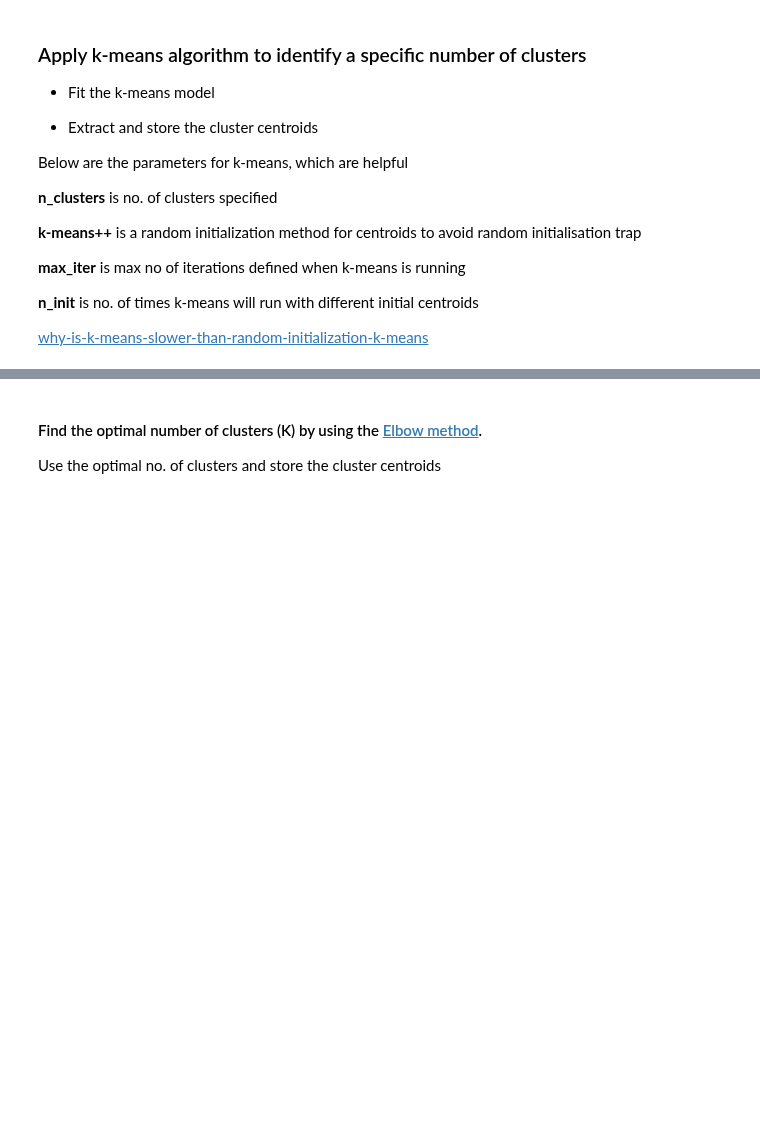
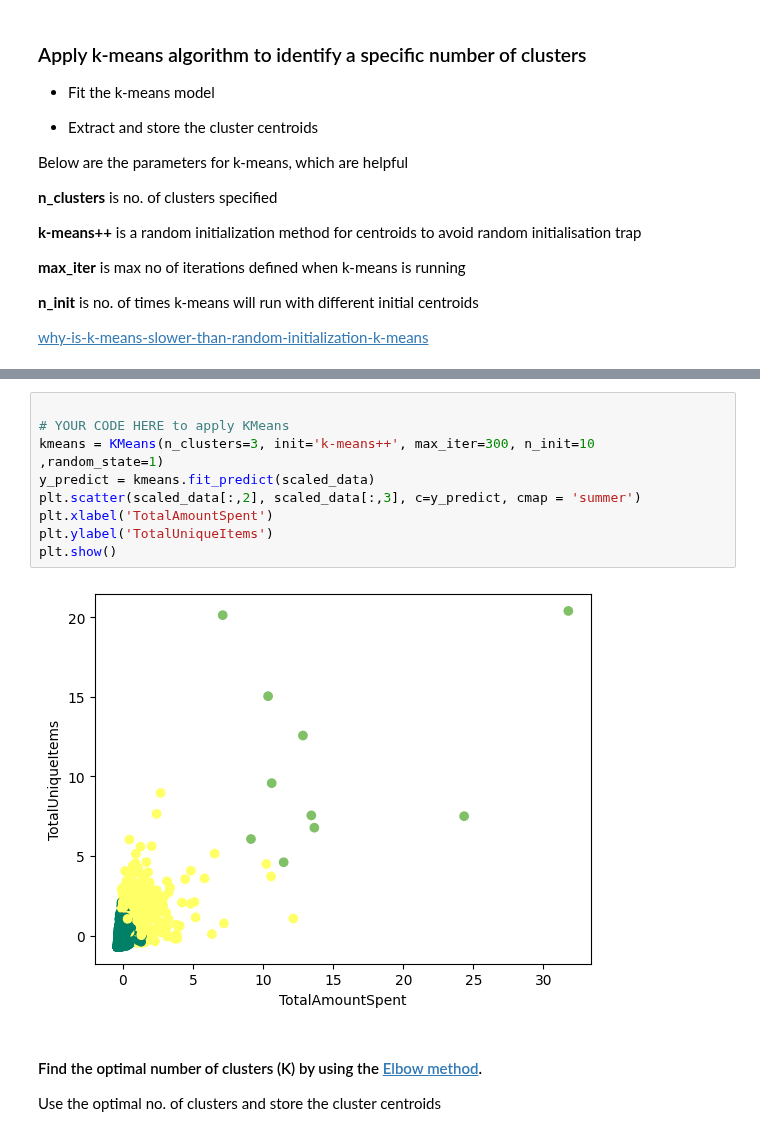
Before and after one commit to rajiv-ranjan/cds-mini-projects, a Jupyter notebook: M2_NB_MiniProject_5_Customer_Segmentation_Kmeans.ipynb, the cells around one changed output, grey strips where cells are left out. Drawn from its saved outputs; the diff is of its cells as text; blank space fills up the shorter version.

```diff
--- a/M2_NB_MiniProject_5_Customer_Segmentation_Kmeans.ipynb
+++ b/M2_NB_MiniProject_5_Customer_Segmentation_Kmeans.ipynb
@@ -392,3 +480,14 @@ Below are the parameters for k-means, which are helpful
+# %%
+
+# YOUR CODE HERE to apply KMeans
+kmeans = KMeans(n_clusters=3, init='k-means++', max_iter=300, n_init=10 ,random_state=1)
+y_predict = kmeans.fit_predict(scaled_data)
+plt.scatter(scaled_data[:,2], scaled_data[:,3], c=y_predict, cmap = 'summer')
+plt.xlabel('TotalAmountSpent')
+plt.ylabel('TotalUniqueItems')
+plt.show()
+# %% [output]
+[figure, added]
 # %% [markdown]
 #### Find the optimal number of clusters (K) by using the [Elbow method](https://pythonprogramminglanguage.com/kmeans-elbow-method/).
 
```
Also changed, not shown: parts of 10 cells of this notebook.
